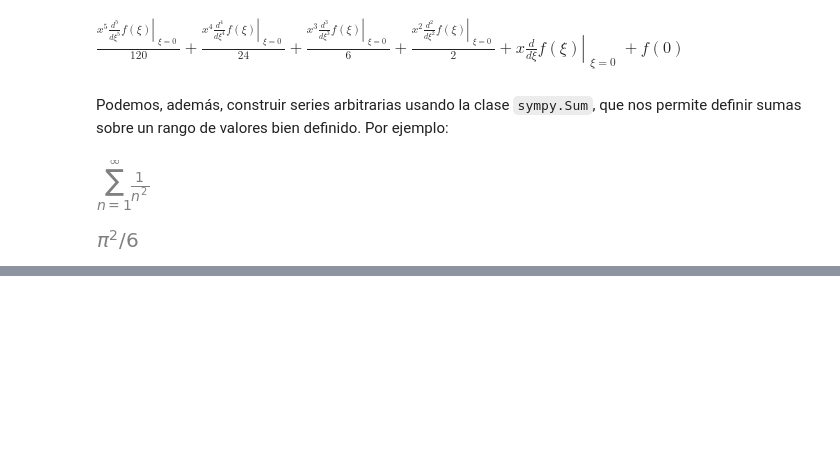
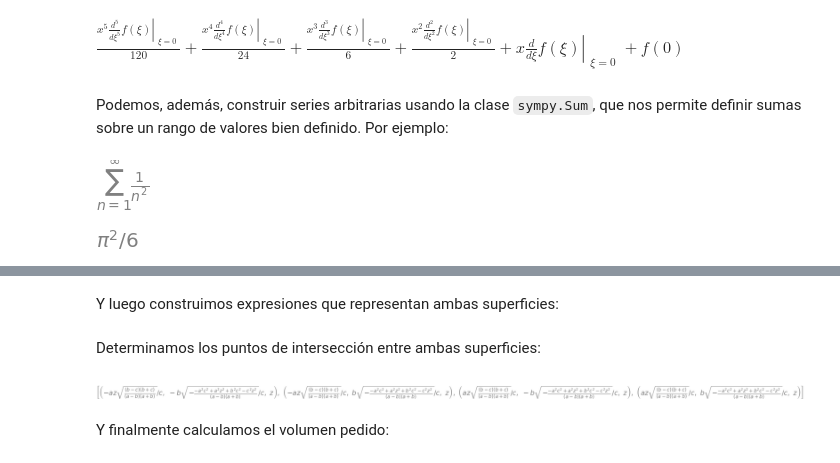
Before and after one commit to rquezadac/udd_data_analytics_lectures, a Jupyter notebook: seccion_04_scipy/clase_4_2.ipynb, the cells around one changed output, grey strips where cells are left out. Cells and saved outputs as stored; diff of their text form; code cells hidden in the pictures; blank space fills up the shorter version.

Commit message:
sympy final update

```diff
--- a/seccion_04_scipy/clase_4_2.ipynb
+++ b/seccion_04_scipy/clase_4_2.ipynb
@@ -1188,0 +1198,22 @@ Y efectivamente tiene un conjunto solución (aunque no todas ellas en $\mathbb{R
+# %%
+# Definimos las variables del problema.
+a, b, c = sympy.symbols('a, b, c')
+x, y, z = sympy.symbols('x, y, z')
+# %% [markdown]
+Y luego construimos expresiones que representan ambas superficies:
+# %%
+# Definimos las expresiones s1 y s2.
+s1 = x**2 + y**2 + z**2 - b**2
+s2 = (x**2/a**2) + (y**2/b**2) + (z**2/c**2) - 1
+# %% [markdown]
+Determinamos los puntos de intersección entre ambas superficies:
+# %%
+# Puntos de intersección entre s1 y s2
+intersection = sympy.solve((s1, s2), (x, y, z))
+# %%
+# Mostramos estos puntos en pantalla.
+intersection
+# %% [output]
+[figure, added]
+# %% [markdown]
+Y finalmente calculamos el volumen pedido:
```
Also changed, not shown: parts of 87 cells of this notebook.
